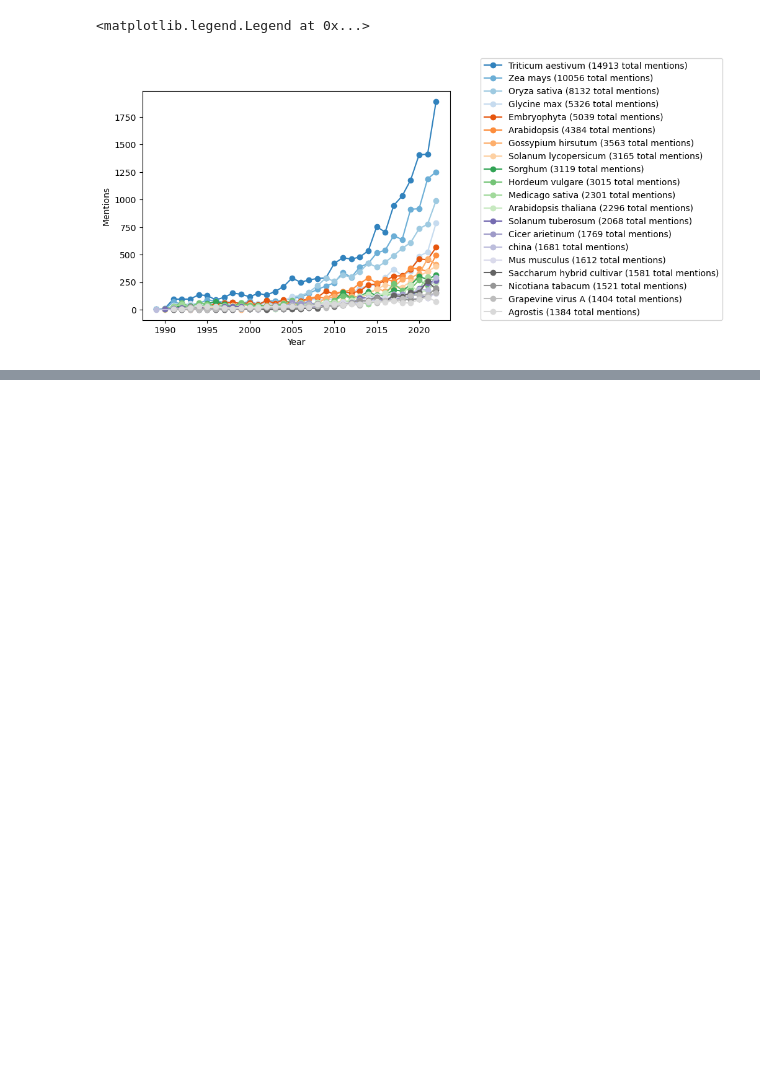
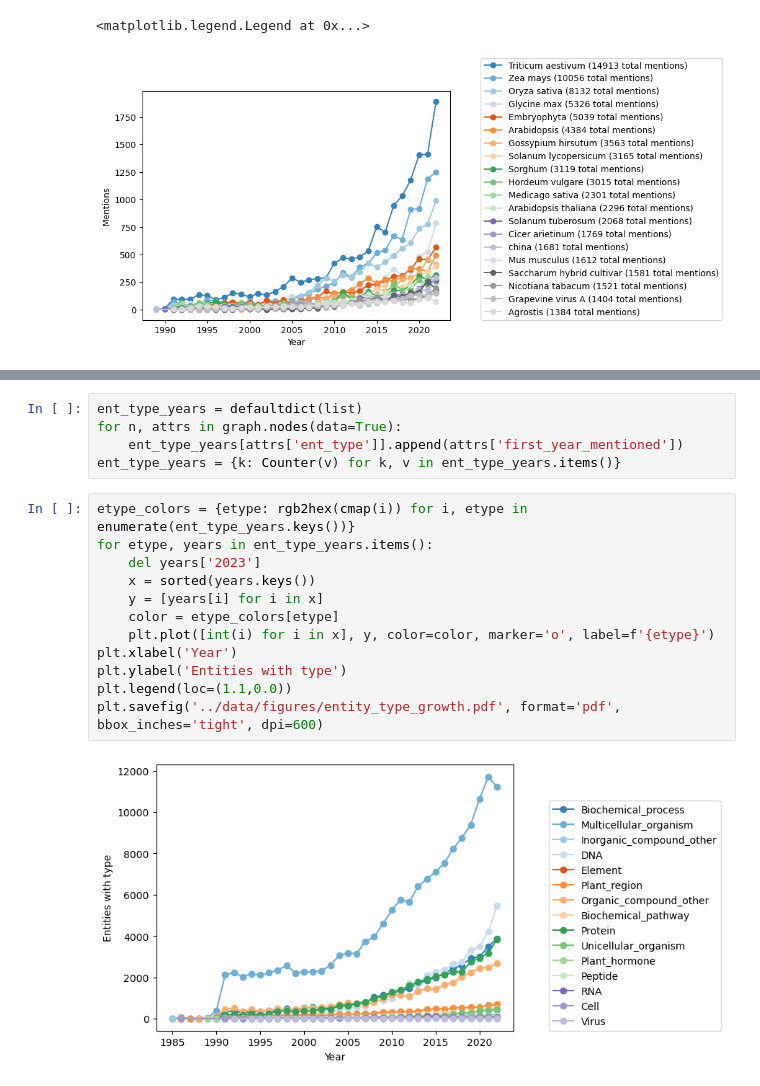
Before and after one commit to serenalotreck/literature-genes, a Jupyter notebook: notebooks/dygiepp_entity_characterization_and_grounding.ipynb, the cells around one changed output, grey strips where cells are left out. Drawn from its saved outputs; the diff is of its cells as text; blank space fills up the shorter version.

```diff
--- a/notebooks/dygiepp_entity_characterization_and_grounding.ipynb
+++ b/notebooks/dygiepp_entity_characterization_and_grounding.ipynb
@@ -185,0 +233,19 @@ print(f'{len(proteins_by_organism["arabidopsis"])} of {graph.degree("arabidopsis
+# %%
+ent_type_years = defaultdict(list)
+for n, attrs in graph.nodes(data=True):
+    ent_type_years[attrs['ent_type']].append(attrs['first_year_mentioned'])
+ent_type_years = {k: Counter(v) for k, v in ent_type_years.items()}
+# %%
+etype_colors = {etype: rgb2hex(cmap(i)) for i, etype in enumerate(ent_type_years.keys())}
+for etype, years in ent_type_years.items():
+    del years['2023']
+    x = sorted(years.keys())
+    y = [years[i] for i in x]
+    color = etype_colors[etype]
+    plt.plot([int(i) for i in x], y, color=color, marker='o', label=f'{etype}')
+plt.xlabel('Year')
+plt.ylabel('Entities with type')
+plt.legend(loc=(1.1,0.0))
+plt.savefig('../data/figures/entity_type_growth.pdf', format='pdf', bbox_inches='tight', dpi=600)
+# %% [output]
+[figure, added]
```
Also changed, not shown: parts of 15 cells of this notebook, 3 other files.
